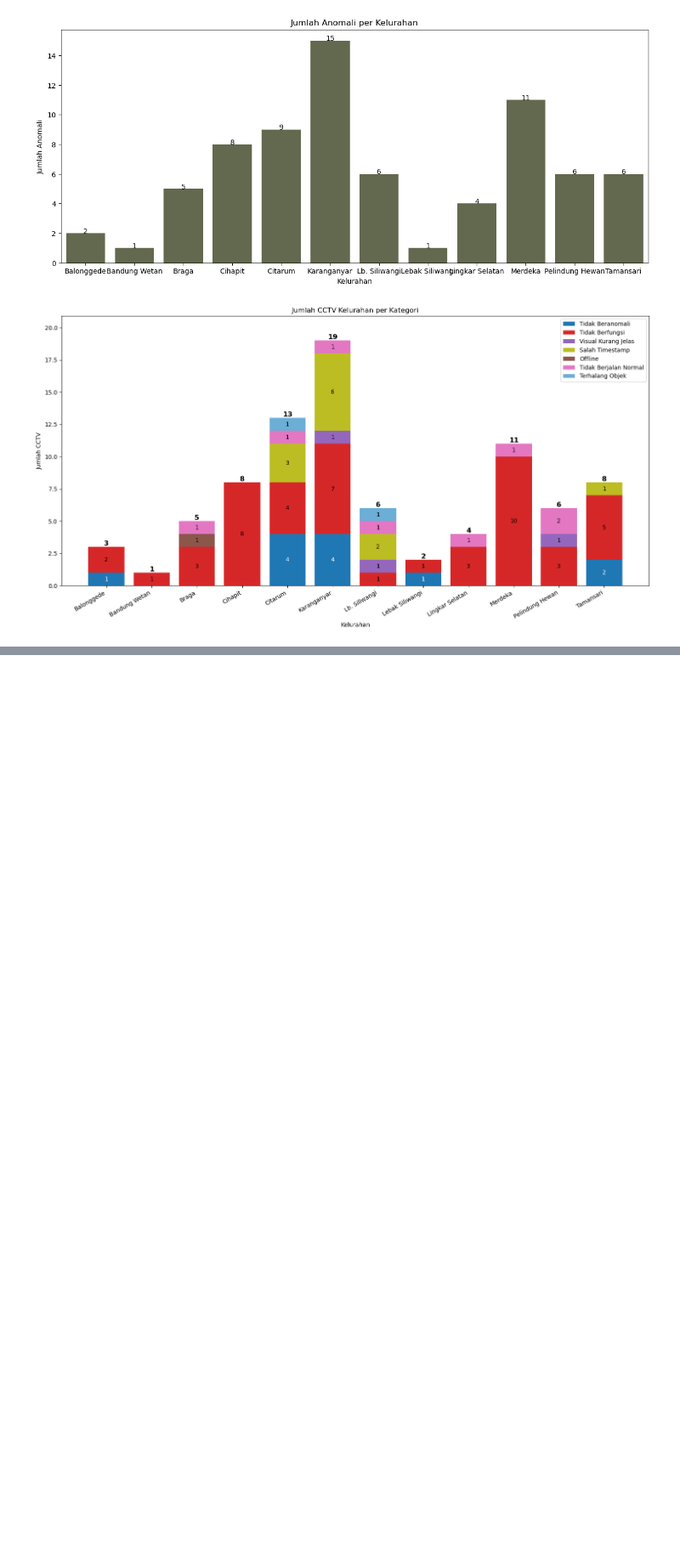
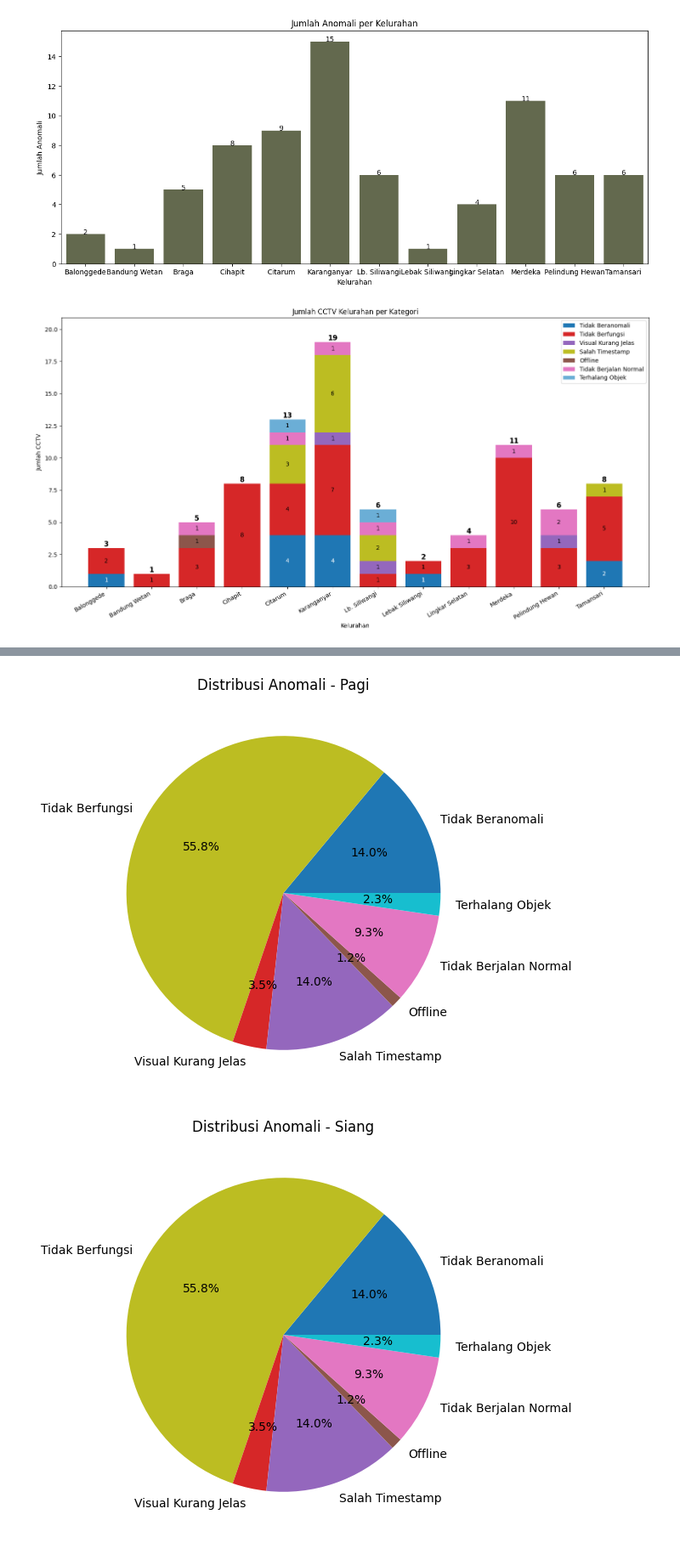
Before and after one commit to KaindraDjoemena/cctv-dv, a Jupyter notebook: data_visualization.ipynb, the cells around one changed output, grey strips where cells are left out. Shown: that part at 85% size. Saved outputs shown, nothing was run; the diff lists cells and outputs as text; code cells hidden in the pictures; blank space fills up the shorter version.

```diff
--- a/data_visualization.ipynb
+++ b/data_visualization.ipynb
@@ -242,0 +284,16 @@ stacked_bar_anomalies("Kelurahan")
+# %%
+def plot_pie_chart_per_waktu(waktu, data):
+    anomaly_counts = data['Anomali Status'].value_counts().reset_index()
+    anomaly_counts.columns = ['Anomali Status', 'Count']
+
+    plt.figure(figsize=(8, 6))
+    plt.pie(sizes, labels=labels, colors=colors, autopct='%1.1f%%')
+    plt.title(f'Distribusi Anomali - {waktu}')
+    plt.show()
+
+for waktu in dpkp3_dataset['Waktu'].unique():
+    data_per_waktu = dpkp3_dataset[dpkp3_dataset['Waktu'] == waktu]
+    plot_pie_chart_per_waktu(waktu, data_per_waktu)
+# %% [output]
+[figure, added]
+[figure, added]
```
Also changed, not shown: parts of 4 cells of this notebook.
